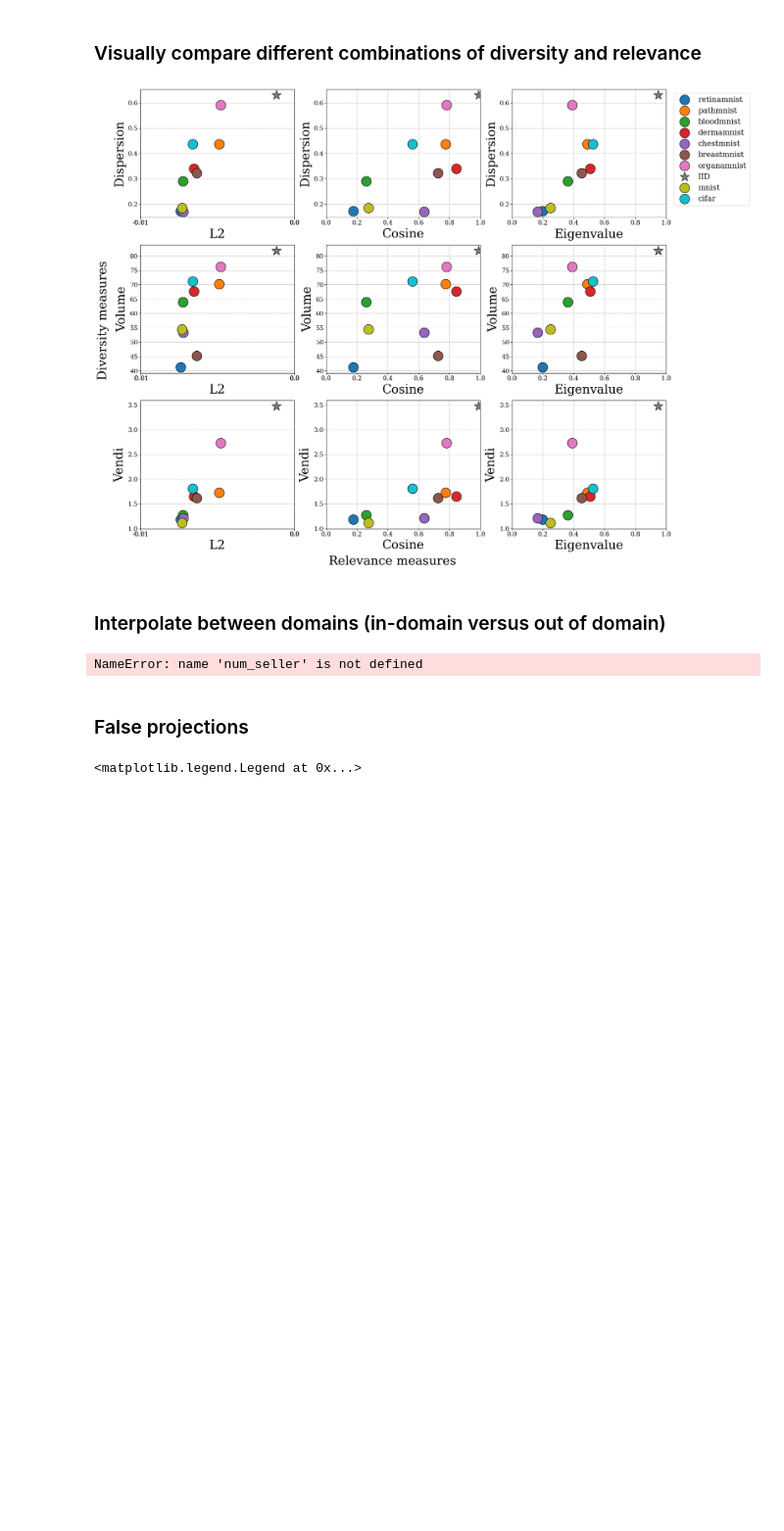
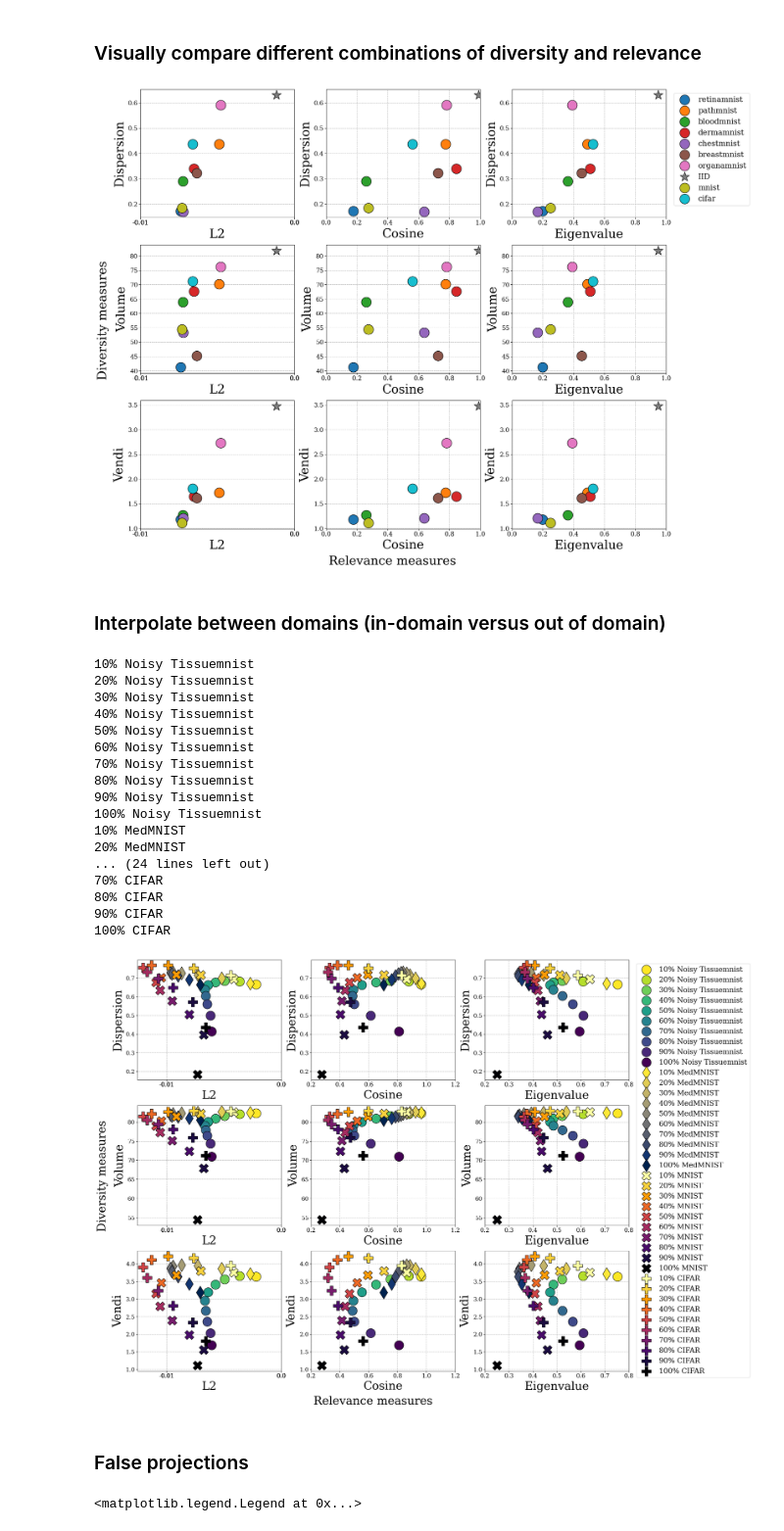
Before and after one commit to clu5/data-valuation, a Jupyter notebook: nbs/DLMR.ipynb, the cells around one changed output. Shown at 98% size. Cells and saved outputs as stored; diff of their text form; code cells hidden in the pictures; blank space fills up the shorter version.

```diff
--- a/nbs/DLMR.ipynb
+++ b/nbs/DLMR.ipynb
@@ -293,27 +275,27 @@ num_parts = 10
 parts = 100 // num_parts
 
 for k, v in interpolate(
-    clean_med[buyer]["embeddings"][:num_seller],
-    noise_med[buyer]["embeddings"][:num_seller],
+    clean_med[buyer]["embeddings"][:n_sell],
+    noise_med[buyer]["embeddings"][:n_sell],
 ).items():
     sellers[f"{parts * k}% Noisy {buyer.capitalize()}"] = v
 
 for k, v in interpolate(
-    clean_med[buyer]["embeddings"][:num_seller],
-    med[:num_seller], num_parts=num_parts
+    clean_med[buyer]["embeddings"][:n_sell],
+    med[:n_sell], num_parts=num_parts
 ).items():
     sellers[f"{parts * k}% MedMNIST"] = v
 
 for k, v in interpolate(
-    clean_med[buyer]["embeddings"][:num_seller],
-    mnist["images"][:num_seller],
+    clean_med[buyer]["embeddings"][:n_sell],
+    mnist["images"][:n_sell],
     num_parts=num_parts,
 ).items():
     sellers[f"{parts * k}% MNIST"] = v
 
 for k, v in interpolate(
-    clean_med[buyer]["embeddings"][:num_seller],
-    cifar["images"][:num_seller],
+    clean_med[buyer]["embeddings"][:n_sell],
+    cifar["images"][:n_sell],
     num_parts=num_parts,
 ).items():
     sellers[f"{parts * k}% CIFAR"] = v
@@ -328,11 +310,9 @@ interp_seller_values = {
     )
     for k, v in tqdm(sellers.items())
 }
-# %% [output]
-NameError: name 'num_seller' is not defined
 # %%
-num = num_parts
-# num += 1
+
+num = 10
 # cmap1 = plt.cm.inferno
 # cmap1 = cmap1(np.linspace(0.1, 1, 10))
 # cmap2 = plt.cm.viridis
@@ -423,46 +403,52 @@ axs[1, 2].set_ylabel("Volume", fontsize=fontsize, labelpad=6)
 axs[2, 0].set_ylabel("Vendi", fontsize=fontsize, labelpad=6)
 axs[2, 1].set_ylabel("Vendi", fontsize=fontsize, labelpad=6)
 axs[2, 2].set_ylabel("Vendi", fontsize=fontsize, labelpad=6)
 
 
-axs[0, 0].set_xticklabels(axs[0, 0].get_xticks(), fontsize="x-large")
-axs[0, 1].set_xticklabels(axs[0, 1].get_xticks(), fontsize="x-large")
-axs[0, 2].set_xticklabels(axs[0, 2].get_xticks(), fontsize="x-large")
-
-axs[1, 0].set_xticklabels(axs[1, 0].get_xticks(), fontsize="x-large")
-axs[1, 1].set_xticklabels(axs[1, 1].get_xticks(), fontsize="x-large")
-axs[1, 2].set_xticklabels(axs[1, 2].get_xticks(), fontsize="x-large")
-
-axs[2, 0].set_xticklabels(axs[2, 0].get_xticks(), fontsize="x-large")
-axs[2, 1].set_xticklabels(axs[2, 1].get_xticks(), fontsize="x-large")
-axs[2, 2].set_xticklabels(axs[2, 2].get_xticks(), fontsize="x-large")
-
-
 fig.text(0.5, -0.01, "Relevance measures", ha="center", va="center", fontsize=fontsize)
 fig.text(
     -0.01,
     0.5,
     "Diversity measures",
     ha="center",
     va="center",
     fontsize=fontsize,
     rotation=90,
 )
 
 for ax in axs.flat:
     ax.tick_params(axis="both", labelsize=14, pad=2)
     ax.grid(ls="--", zorder=0)
     ax.set_xticks([round(x, 2) for x in ax.get_xticks()])
     ax.set_xticklabels(ax.get_xticks(), fontsize="x-large")
 
     # ax.set_xlabel("Relevance", fontsize=fontsize, labelpad=6)
     # ax.set_ylabel("Difference", fontsize=fontsize, labelpad=6)
     # ax
 
 # fig.legend(bbox_to_anchor=(0.15, -0.03), loc='upper left', fontsize='xx-large', ncols=4)
 fig.legend(bbox_to_anchor=(0.99, 0.99), loc="upper left", fontsize="xx-large", ncols=1)
 fig.tight_layout(h_pad=1, w_pad=0)
 # plt.savefig(fig_dir / f"{buyer}.eps", bbox_inches='tight')
+# %% [output]
+10% Noisy Tissuemnist
+20% Noisy Tissuemnist
+30% Noisy Tissuemnist
+40% Noisy Tissuemnist
+50% Noisy Tissuemnist
+60% Noisy Tissuemnist
+70% Noisy Tissuemnist
+80% Noisy Tissuemnist
+90% Noisy Tissuemnist
+100% Noisy Tissuemnist
+10% MedMNIST
+20% MedMNIST
+... (24 lines left out)
+70% CIFAR
+80% CIFAR
+90% CIFAR
+100% CIFAR
+[figure, added]
 # %% [markdown]
 ### False projections
 # %%
```
Also changed, not shown: parts of 4 cells of this notebook, 1 other file.
